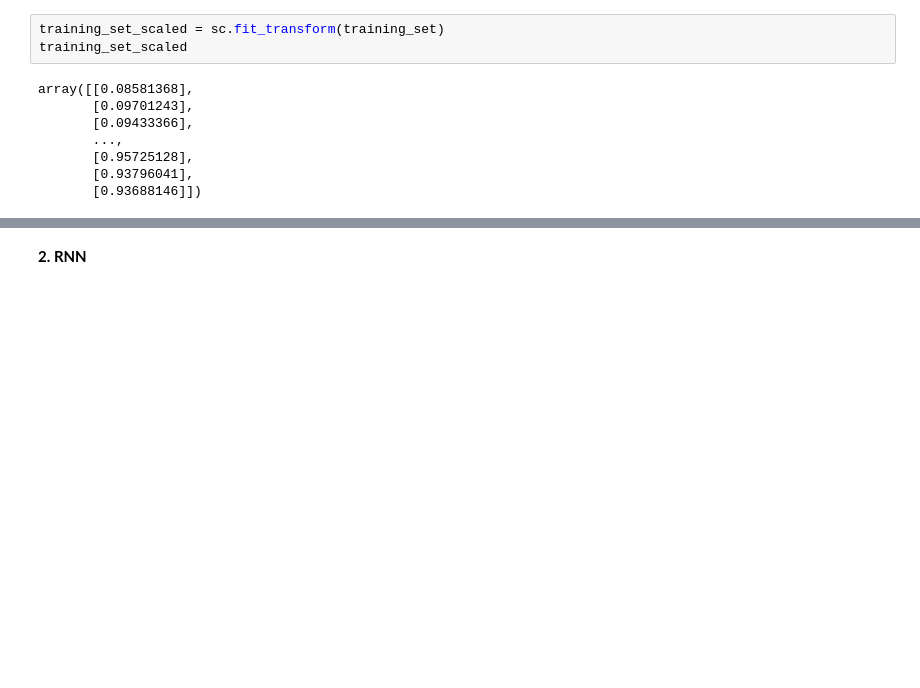
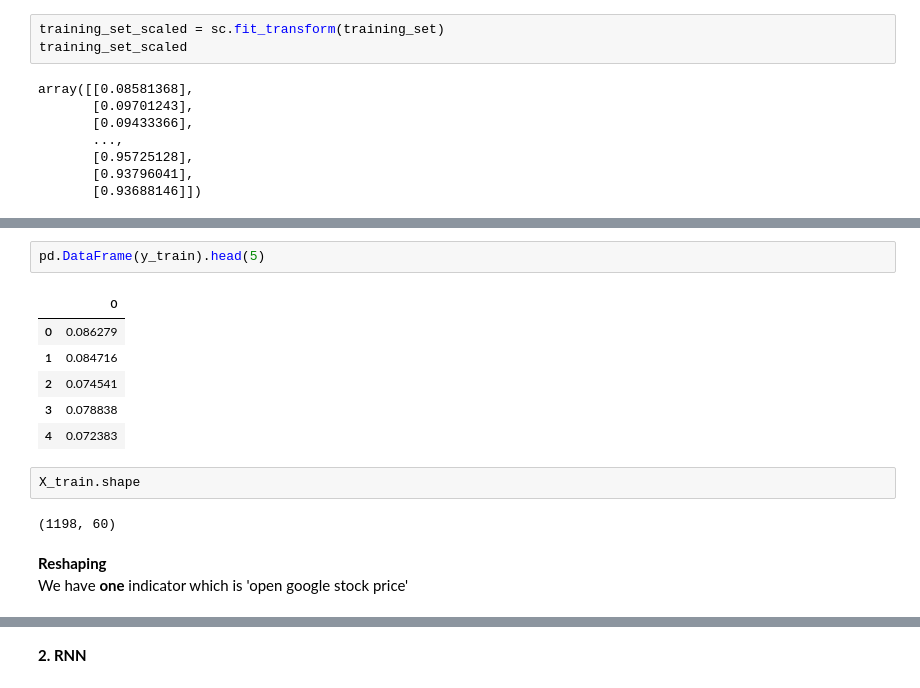
Before and after one commit to sajaddadgar/Machine-Learning-Codes, a Jupyter notebook: Part 8 - Deep Learning/3. Recurrent Neural Networks (RNN)/rnn.ipynb, the cells around one changed output, grey strips where cells are left out. Drawn from its saved outputs; the diff is of its cells as text; blank space fills up the shorter version.

```diff
--- a/Part 8 - Deep Learning/3. Recurrent Neural Networks (RNN)/rnn.ipynb
+++ b/Part 8 - Deep Learning/3. Recurrent Neural Networks (RNN)/rnn.ipynb
@@ -71,0 +78,15 @@ X_train = np.reshape(X_train, (X_train.shape[0], X_train.shape[1], 1))
+# %%
+pd.DataFrame(y_train).head(5)
+# %% [output]
+|  | 0 |
+| 0 | 0.086279 |
+| 1 | 0.084716 |
+| 2 | 0.074541 |
+| 3 | 0.078838 |
+| 4 | 0.072383 |
+# %%
+X_train.shape
+# %% [output]
+(1198, 60)
+# %% [markdown]
+**Reshaping**<br>We have **one** indicator which is 'open google stock price'
```
Also changed, not shown: parts of 43 cells of this notebook.
